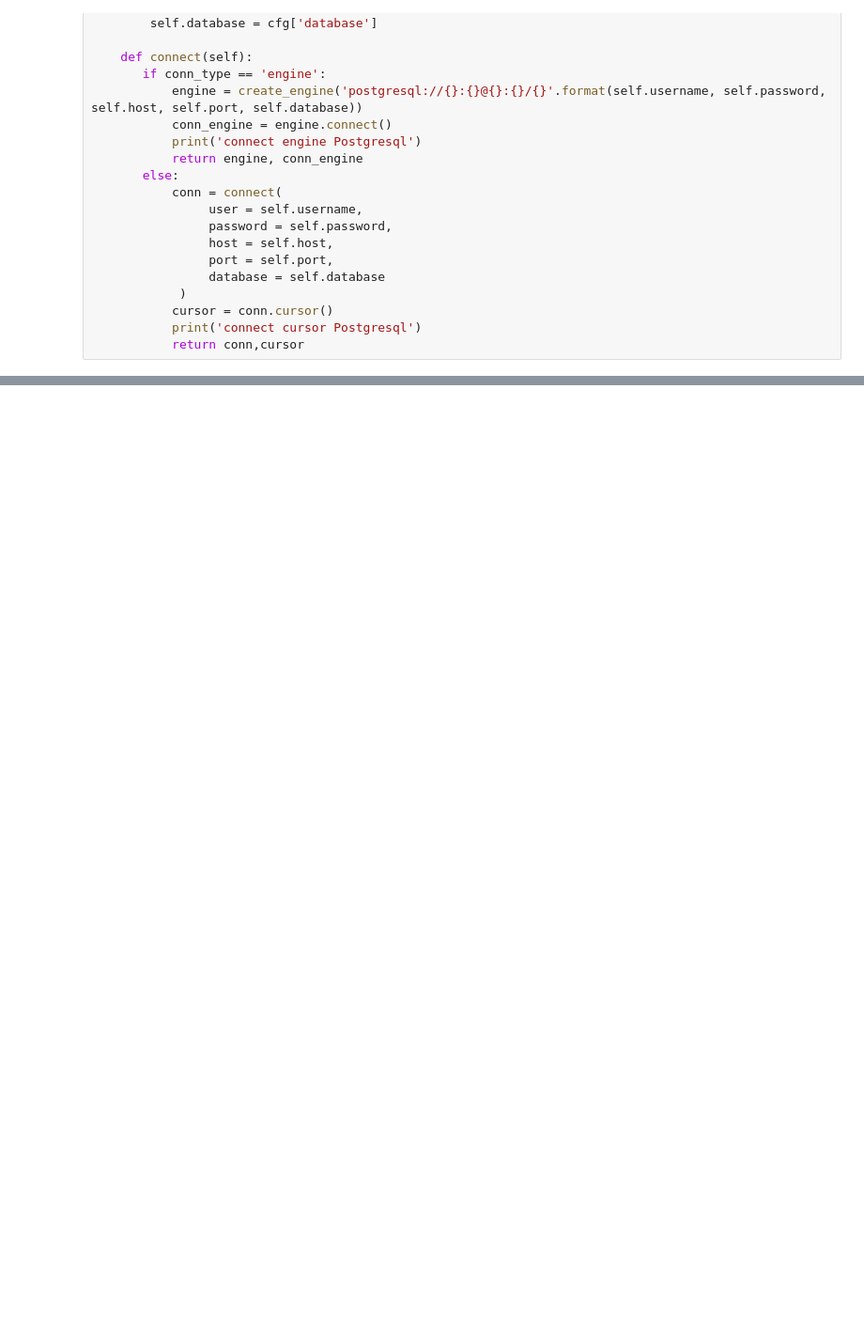
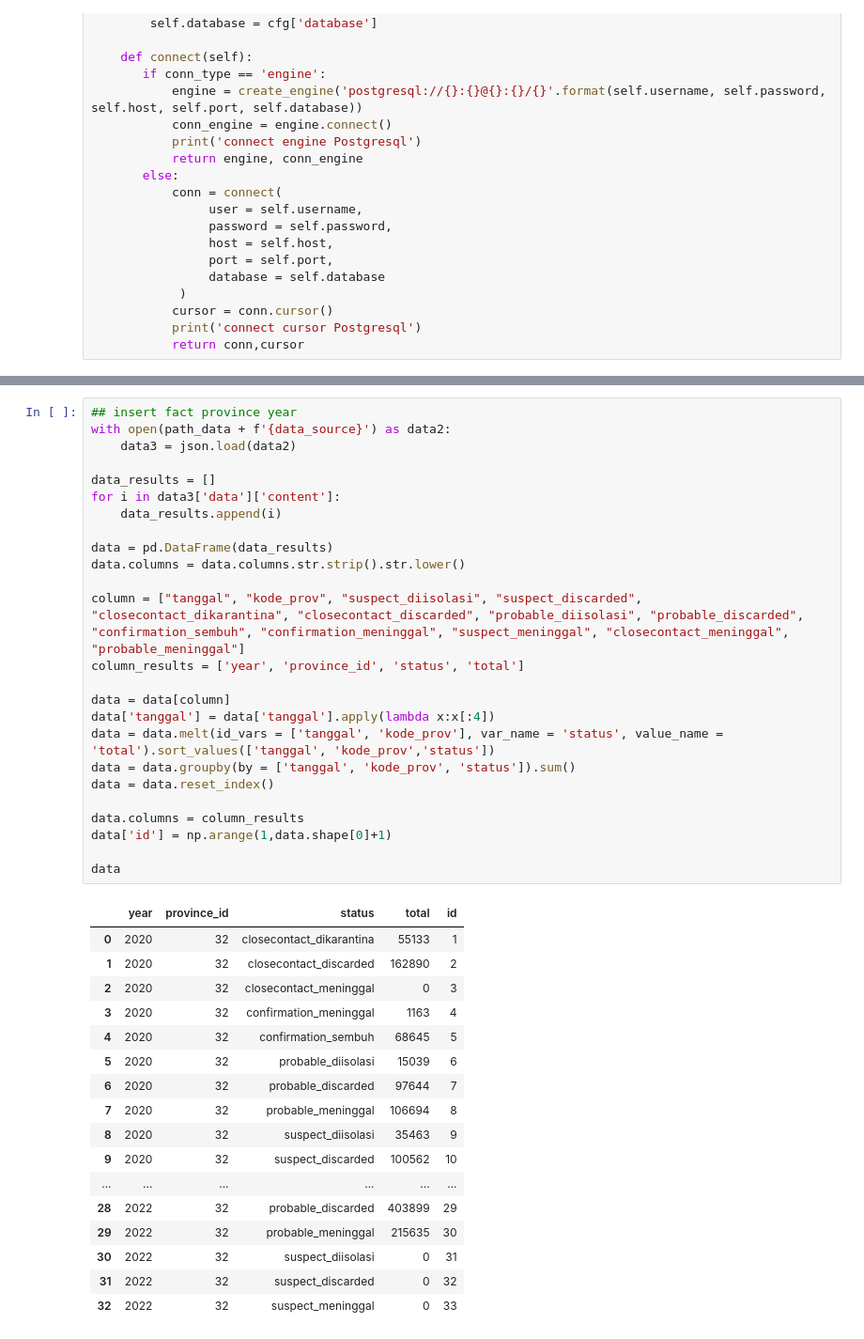
Before and after one commit to MuhammadBramansyah/Project_3, a Jupyter notebook: test.ipynb, the cells around one changed output, grey strips where cells are left out. Shown: that part at 94% size. Saved outputs shown, nothing was run; the diff lists cells and outputs as text; blank space fills up the shorter version.

```diff
--- a/test.ipynb
+++ b/test.ipynb
@@ -248,0 +393,43 @@ df
+# %%
+## insert fact province year
+with open(path_data + f'{data_source}') as data2:
+    data3 = json.load(data2)
+
+data_results = []
+for i in data3['data']['content']:
+    data_results.append(i)
+
+data = pd.DataFrame(data_results)
+data.columns = data.columns.str.strip().str.lower()
+
+column = ["tanggal", "kode_prov", "suspect_diisolasi", "suspect_discarded", "closecontact_dikarantina", "closecontact_discarded", "probable_diisolasi", "probable_discarded", "confirmation_sembuh", "confirmation_meninggal", "suspect_meninggal", "closecontact_meninggal", "probable_meninggal"]
+column_results = ['year', 'province_id', 'status', 'total']
+
+data = data[column]
+data['tanggal'] = data['tanggal'].apply(lambda x:x[:4])
+data = data.melt(id_vars = ['tanggal', 'kode_prov'], var_name = 'status', value_name = 'total').sort_values(['tanggal', 'kode_prov','status'])
+data = data.groupby(by = ['tanggal', 'kode_prov', 'status']).sum()
+data = data.reset_index()
+
+data.columns = column_results
+data['id'] = np.arange(1,data.shape[0]+1)
+
+data
+# %% [output]
+|  | year | province_id | status | total | id |
+| 0 | 2020 | 32 | closecontact_dikarantina | 55133 | 1 |
+| 1 | 2020 | 32 | closecontact_discarded | 162890 | 2 |
+| 2 | 2020 | 32 | closecontact_meninggal | 0 | 3 |
+| 3 | 2020 | 32 | confirmation_meninggal | 1163 | 4 |
+| 4 | 2020 | 32 | confirmation_sembuh | 68645 | 5 |
+| 5 | 2020 | 32 | probable_diisolasi | 15039 | 6 |
+| 6 | 2020 | 32 | probable_discarded | 97644 | 7 |
+| 7 | 2020 | 32 | probable_meninggal | 106694 | 8 |
+| 8 | 2020 | 32 | suspect_diisolasi | 35463 | 9 |
+| 9 | 2020 | 32 | suspect_discarded | 100562 | 10 |
+| ... | ... | ... | ... | ... | ... |
+| 28 | 2022 | 32 | probable_discarded | 403899 | 29 |
+| 29 | 2022 | 32 | probable_meninggal | 215635 | 30 |
+| 30 | 2022 | 32 | suspect_diisolasi | 0 | 31 |
+| 31 | 2022 | 32 | suspect_discarded | 0 | 32 |
+| 32 | 2022 | 32 | suspect_meninggal | 0 | 33 |
```
Also changed, not shown: parts of 9 cells of this notebook, 3 other files.
